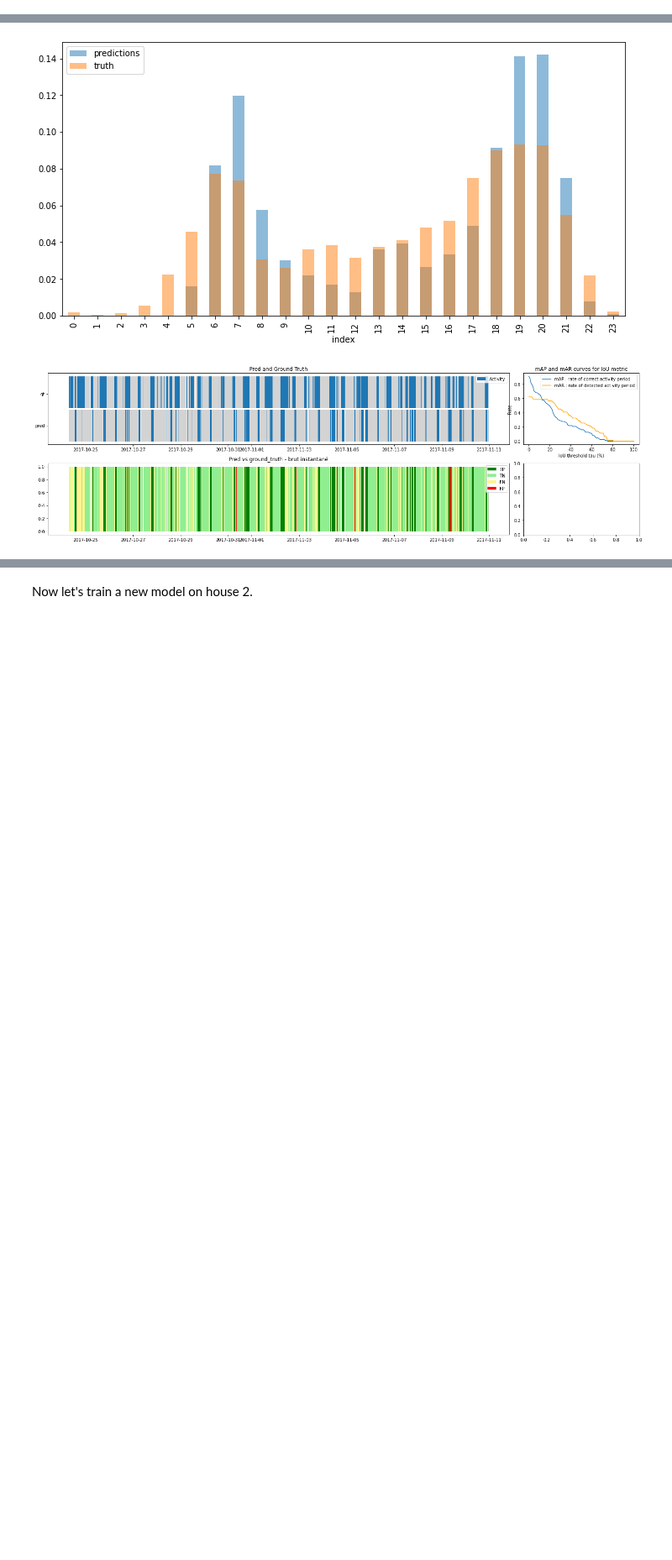
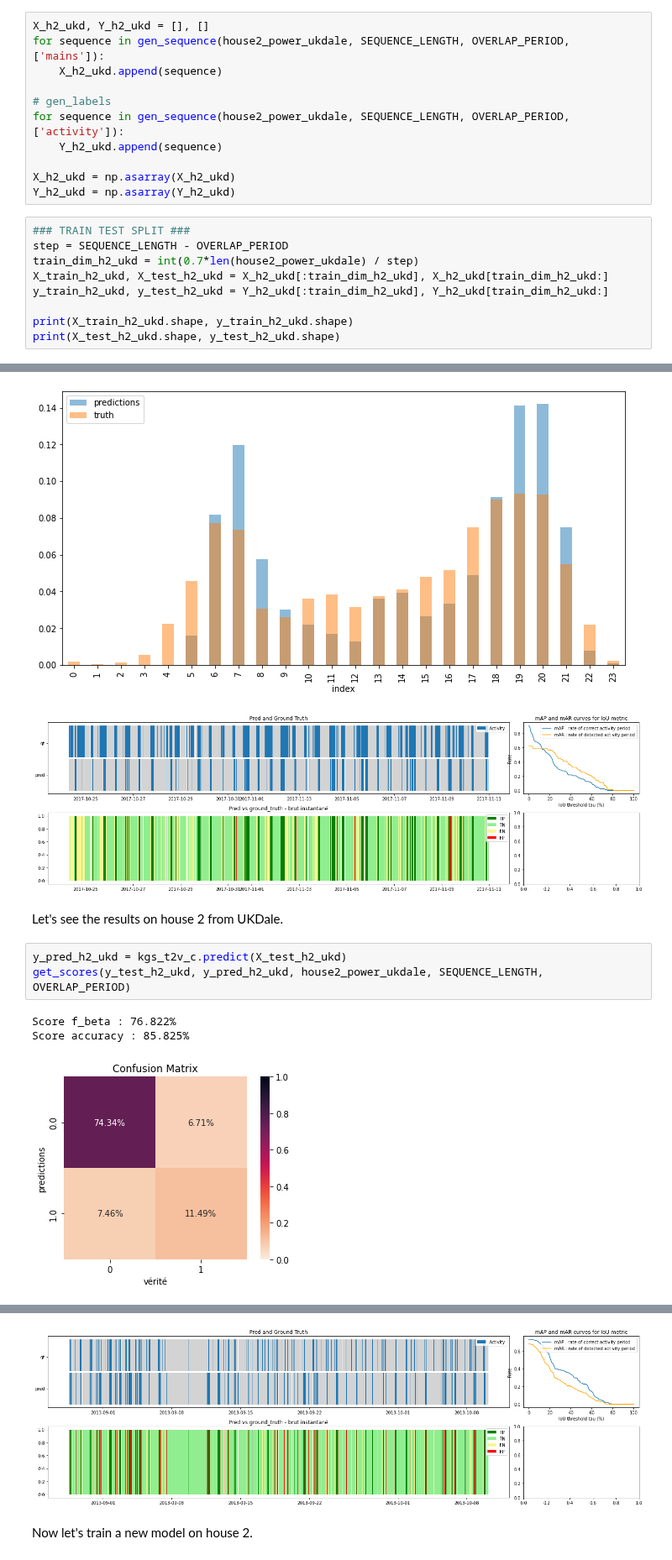
Before and after one commit to hugo-mi/Activity_Detection_From_Electrical_Consumption_Load_Curves, a Jupyter notebook: Time2Vec/time2vec_classification_normalized_lstm.ipynb, the cells around one changed output, grey strips where cells are left out. Shown at 84% size. Cells and saved outputs as stored; diff of their text form; blank space fills up the shorter version.

```diff
--- a/Time2Vec/time2vec_classification_normalized_lstm.ipynb
+++ b/Time2Vec/time2vec_classification_normalized_lstm.ipynb
@@ -437,3 +502,23 @@ print(X_test_h1.shape, y_test_h1.shape)
 # %% [output]
 (5288, 40, 1) (5288, 40, 1)
 (2262, 40, 1) (2262, 40, 1)
+# %%
+X_h2_ukd, Y_h2_ukd = [], []
+for sequence in gen_sequence(house2_power_ukdale, SEQUENCE_LENGTH, OVERLAP_PERIOD, ['mains']):
+    X_h2_ukd.append(sequence)
+
+# gen_labels
+for sequence in gen_sequence(house2_power_ukdale, SEQUENCE_LENGTH, OVERLAP_PERIOD, ['activity']):
+    Y_h2_ukd.append(sequence)
+
+X_h2_ukd = np.asarray(X_h2_ukd)
+Y_h2_ukd = np.asarray(Y_h2_ukd)
+# %%
+### TRAIN TEST SPLIT ###
+step = SEQUENCE_LENGTH - OVERLAP_PERIOD
+train_dim_h2_ukd = int(0.7*len(house2_power_ukdale) / step)
+X_train_h2_ukd, X_test_h2_ukd = X_h2_ukd[:train_dim_h2_ukd], X_h2_ukd[train_dim_h2_ukd:]
+y_train_h2_ukd, y_test_h2_ukd = Y_h2_ukd[:train_dim_h2_ukd], Y_h2_ukd[train_dim_h2_ukd:]
+
+print(X_train_h2_ukd.shape, y_train_h2_ukd.shape)
+print(X_test_h2_ukd.shape, y_test_h2_ukd.shape)
@@ -583,3 +671,12 @@ Score accuracy : 75.495%
 [figure]
 [figure]
 [figure]
+# %% [markdown]
+Let's see the results on house 2 from UKDale.
+# %%
+y_pred_h2_ukd = kgs_t2v_c.predict(X_test_h2_ukd)
+get_scores(y_test_h2_ukd, y_pred_h2_ukd, house2_power_ukdale, SEQUENCE_LENGTH, OVERLAP_PERIOD)
+# %% [output]
+Score f_beta : 76.822%
+Score accuracy : 85.825%
+[figure, added]
@@ -586,3 +684,4 @@ Score accuracy : 75.495%
+[figure, added]
 # %% [markdown]
 Now let's train a new model on house 2.
 # %%
```
Also changed, not shown: parts of 15 cells of this notebook, 7 other files.
